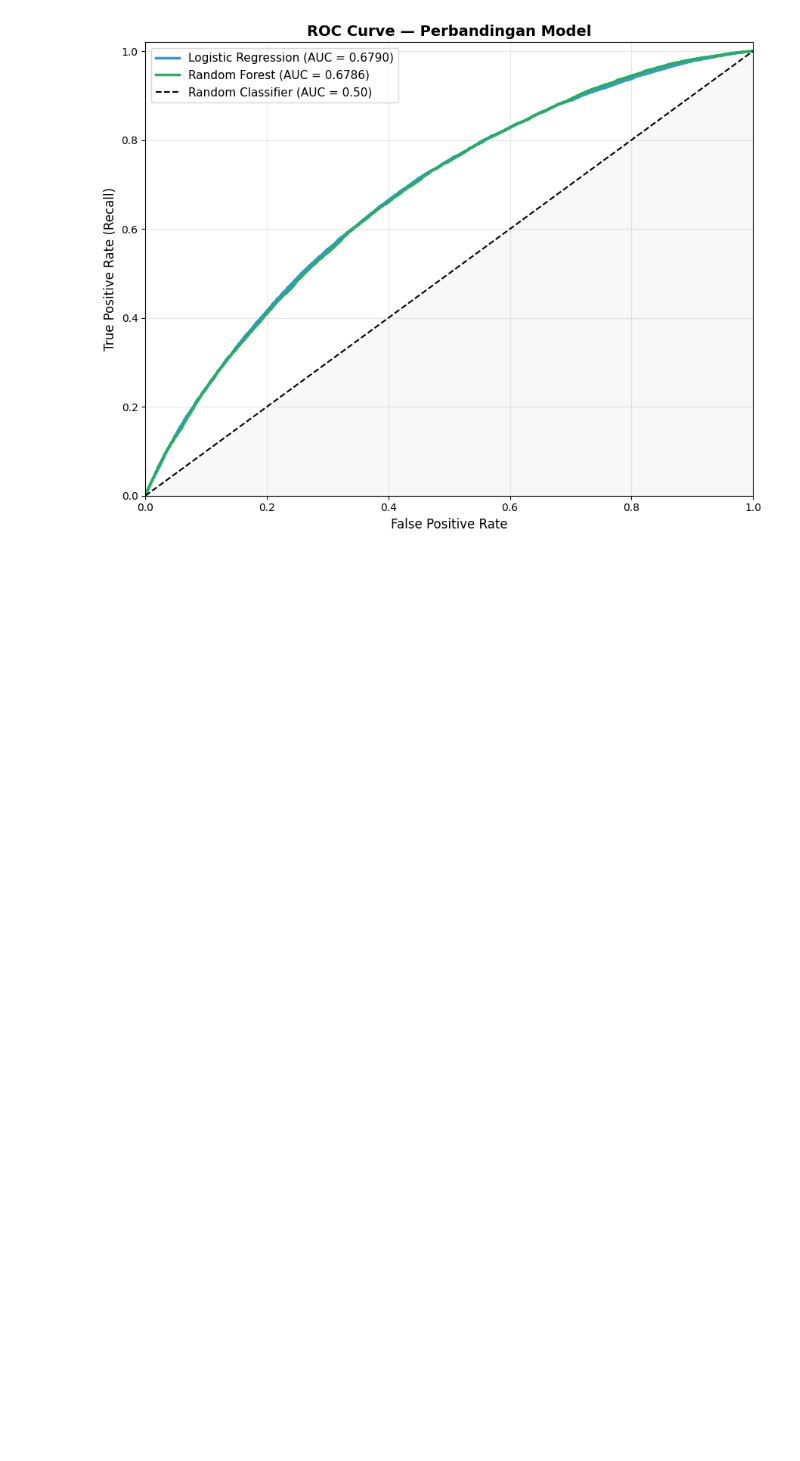
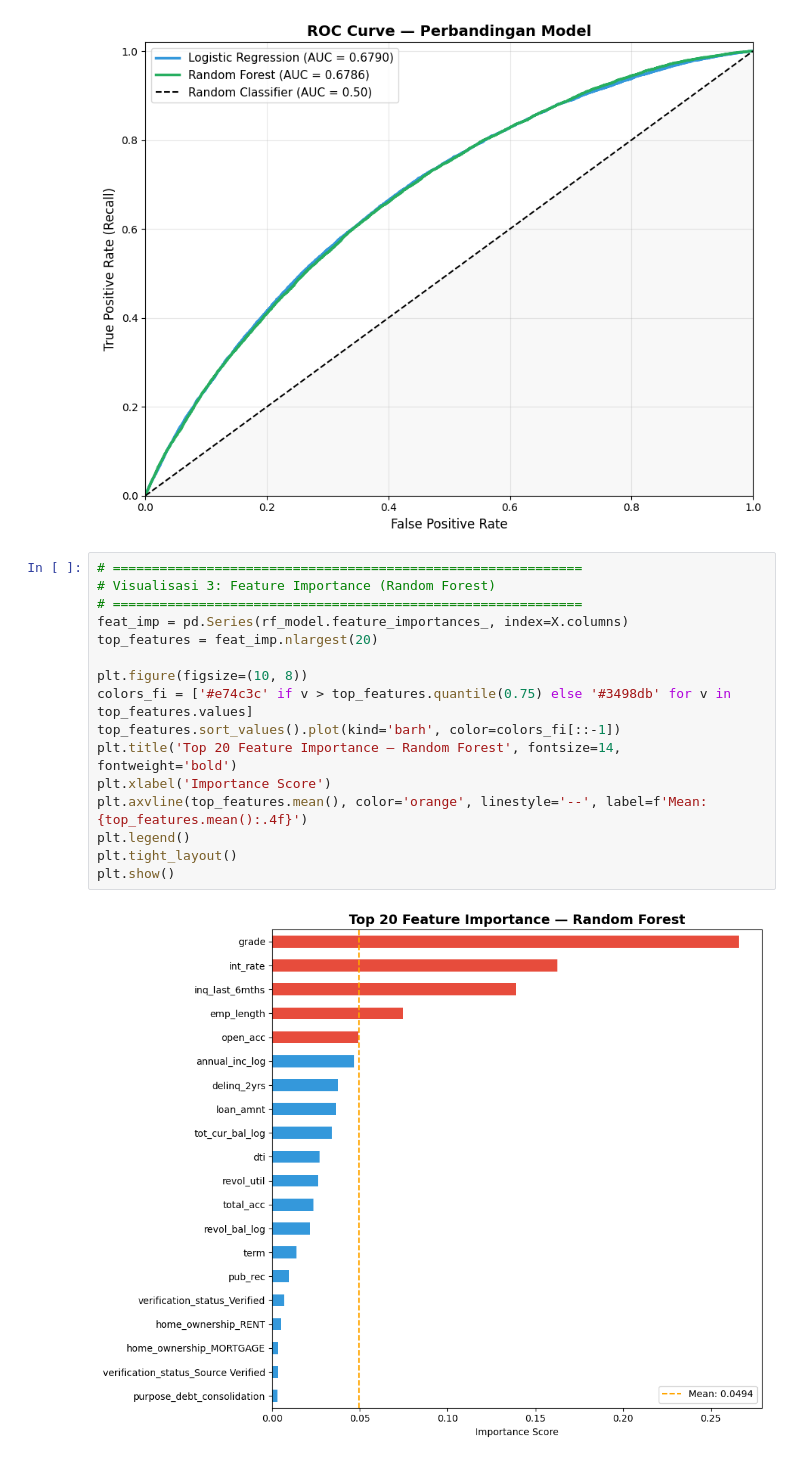
Before and after one commit to rfaoktvian/FinalProjectIDXPartners, a Jupyter notebook: main.ipynb, the cells around one changed output. Saved outputs shown, nothing was run; the diff lists cells and outputs as text; blank space fills up the shorter version.

Commit message:
feat: add top feature importance random forest

```diff
--- a/main.ipynb
+++ b/main.ipynb
@@ -920,3 +920,21 @@ plt.tight_layout()
 plt.show()
 # %% [output]
 [figure]
+# %%
+# ============================================================
+# Visualisasi 3: Feature Importance (Random Forest)
+# ============================================================
+feat_imp = pd.Series(rf_model.feature_importances_, index=X.columns)
+top_features = feat_imp.nlargest(20)
+
+plt.figure(figsize=(10, 8))
+colors_fi = ['#e74c3c' if v > top_features.quantile(0.75) else '#3498db' for v in top_features.values]
+top_features.sort_values().plot(kind='barh', color=colors_fi[::-1])
+plt.title('Top 20 Feature Importance — Random Forest', fontsize=14, fontweight='bold')
+plt.xlabel('Importance Score')
+plt.axvline(top_features.mean(), color='orange', linestyle='--', label=f'Mean: {top_features.mean():.4f}')
+plt.legend()
+plt.tight_layout()
+plt.show()
+# %% [output]
+[figure, added]
```
